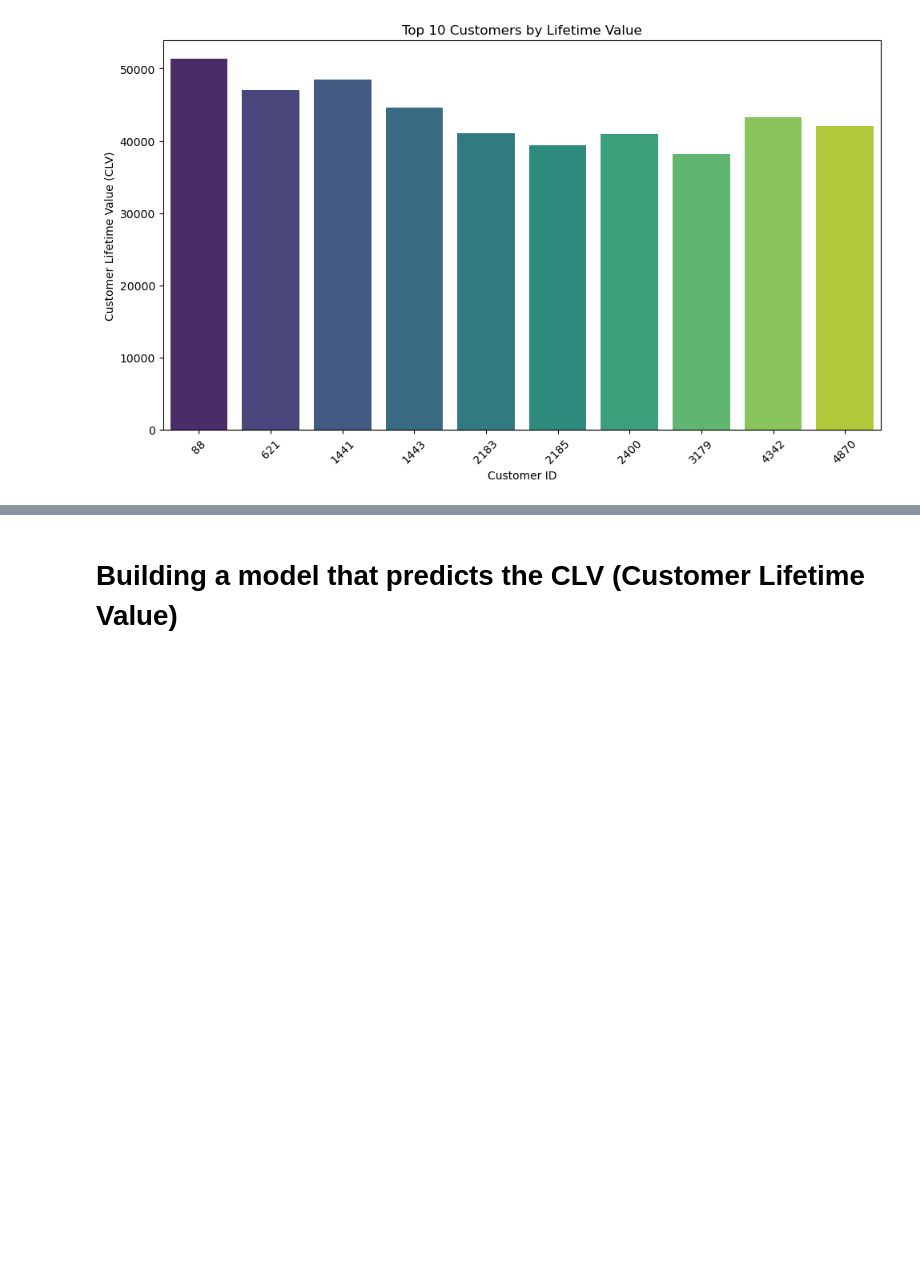
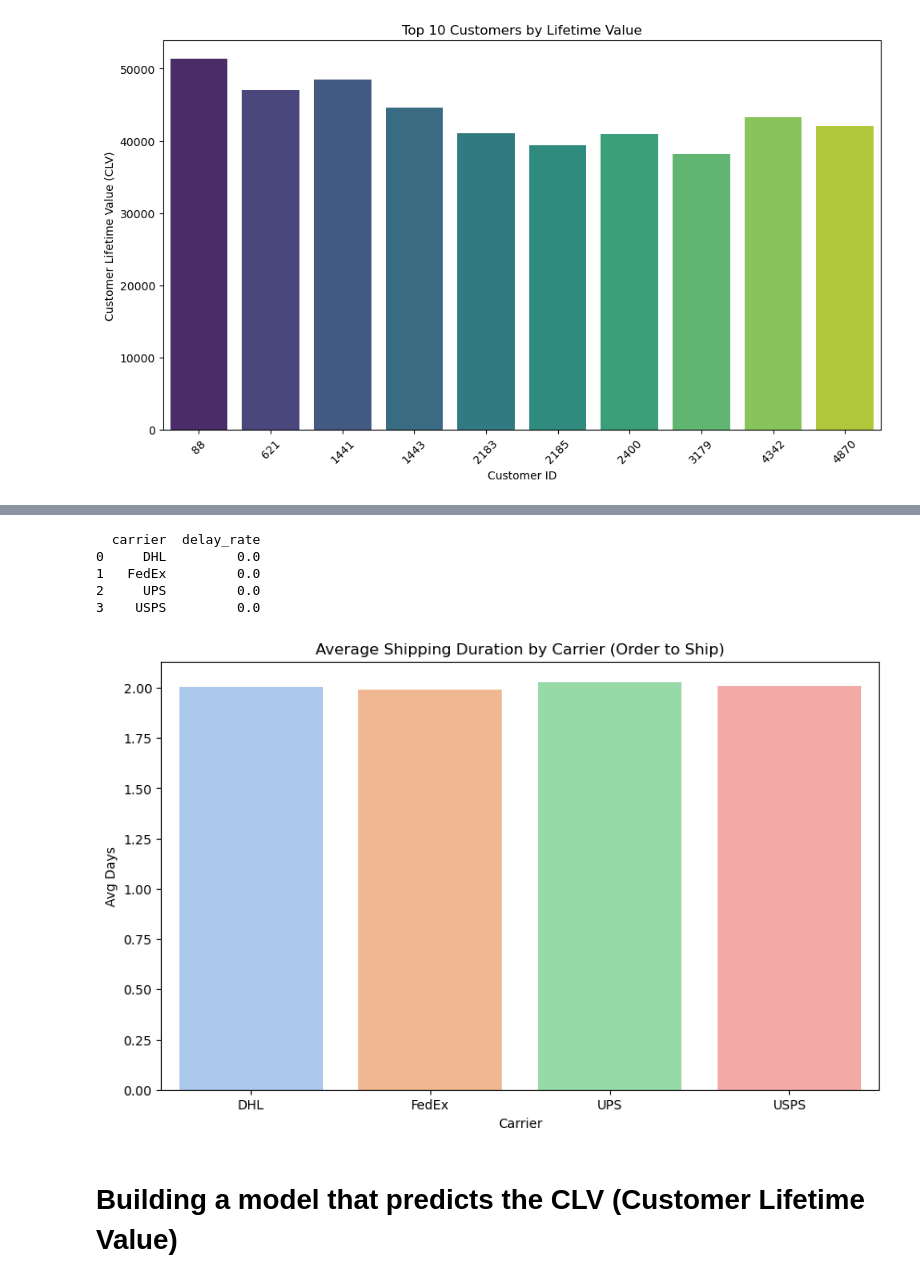
Before and after one commit to karemhany/EyothEcomProject, a Jupyter notebook: Analysis.ipynb, the cells around one changed output, grey strips where cells are left out. Drawn from its saved outputs; the diff is of its cells as text; code cells hidden in the pictures; blank space fills up the shorter version.

```diff
--- a/Analysis.ipynb
+++ b/Analysis.ipynb
@@ -1010,3 +1148,25 @@ plt.show()
+# %%
+df_full['is_delayed'] = (df_full['payment_to_ship_days'] > 2).astype(int)
+
+delay_rate_by_carrier = df_full.groupby('carrier')['is_delayed'].mean().reset_index()
+delay_rate_by_carrier.rename(columns={'is_delayed': 'delay_rate'}, inplace=True)
+
+print(delay_rate_by_carrier)
+# %% [output]
+  carrier  delay_rate
+0     DHL         0.0
+1   FedEx         0.0
+2     UPS         0.0
+3    USPS         0.0
+# %%
+plt.figure(figsize=(10,6))
+sns.barplot(data=shipping_performance, x='carrier', y='order_to_ship_days', palette='pastel')
+plt.title('Average Shipping Duration by Carrier (Order to Ship)')
+plt.xlabel('Carrier')
+plt.ylabel('Avg Days')
+plt.show()
+# %% [output]
+[figure, added]
 # %% [markdown]
 # Building a model that predicts the CLV (Customer Lifetime Value)
 # %%
```
Also changed, not shown: parts of 61 cells of this notebook.
